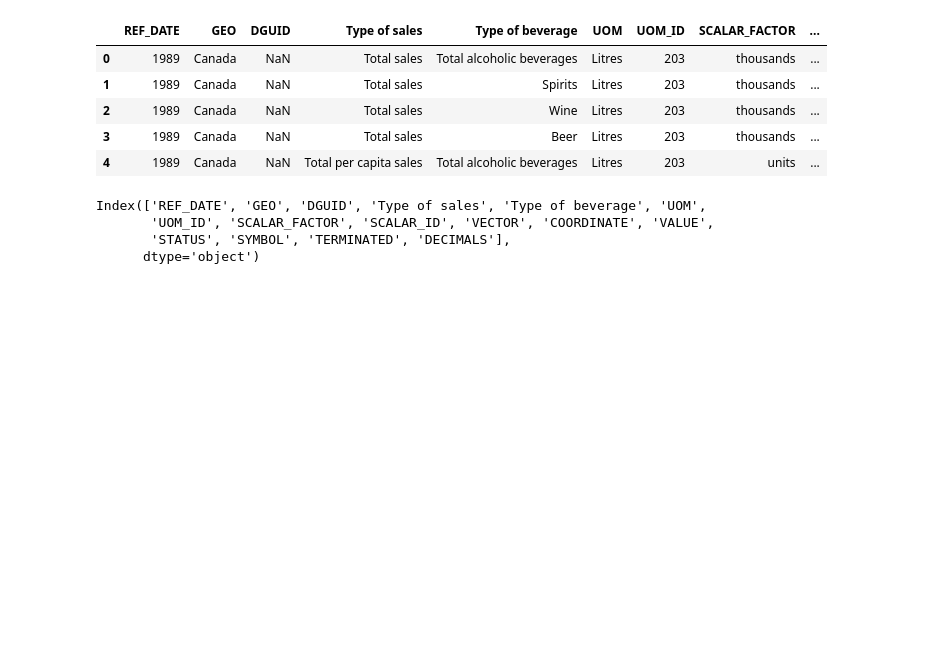
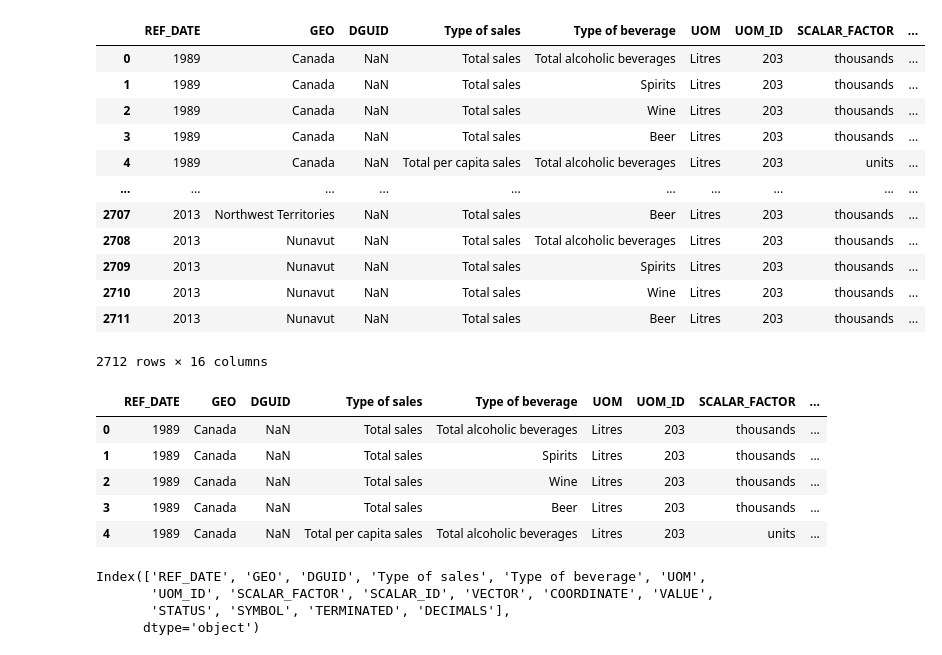
Before and after one commit to MattDavies1/Data-Bootcamp-Project, a Jupyter notebook: alc_sales.ipynb, the cells around one changed output. Drawn from its saved outputs; the diff is of its cells as text; code cells hidden in the pictures; blank space fills up the shorter version.

```diff
--- a/alc_sales.ipynb
+++ b/alc_sales.ipynb
@@ -6,7 +7,23 @@ from scipy.stats import linregress
 import numpy as np
 # %%
 #read df
-df = pd.read_csv("Resources/alcohol_sales_89_18.csv")
+filepath = os.path.join("Resources","alcohol_sales_89_18.csv")
+df = pd.read_csv(filepath)
+df
+# %% [output]
+|  | REF_DATE | GEO | DGUID | Type of sales | Type of beverage | UOM | UOM_ID | SCALAR_FACTOR | ... |
+| 0 | 1989 | Canada | NaN | Total sales | Total alcoholic beverages | Litres | 203 | thousands | ... |
+| 1 | 1989 | Canada | NaN | Total sales | Spirits | Litres | 203 | thousands | ... |
+| 2 | 1989 | Canada | NaN | Total sales | Wine | Litres | 203 | thousands | ... |
+| 3 | 1989 | Canada | NaN | Total sales | Beer | Litres | 203 | thousands | ... |
+| 4 | 1989 | Canada | NaN | Total per capita sales | Total alcoholic beverages | Litres | 203 | units | ... |
+| ... | ... | ... | ... | ... | ... | ... | ... | ... | ... |
+| 2707 | 2013 | Northwest Territories | NaN | Total sales | Beer | Litres | 203 | thousands | ... |
+| 2708 | 2013 | Nunavut | NaN | Total sales | Total alcoholic beverages | Litres | 203 | thousands | ... |
+| 2709 | 2013 | Nunavut | NaN | Total sales | Spirits | Litres | 203 | thousands | ... |
+| 2710 | 2013 | Nunavut | NaN | Total sales | Wine | Litres | 203 | thousands | ... |
+| 2711 | 2013 | Nunavut | NaN | Total sales | Beer | Litres | 203 | thousands | ... |
+2712 rows × 16 columns
 # %%
 df.head()
 # %% [output]
```
Also changed, not shown: parts of 7 cells of this notebook, 15 other files.
